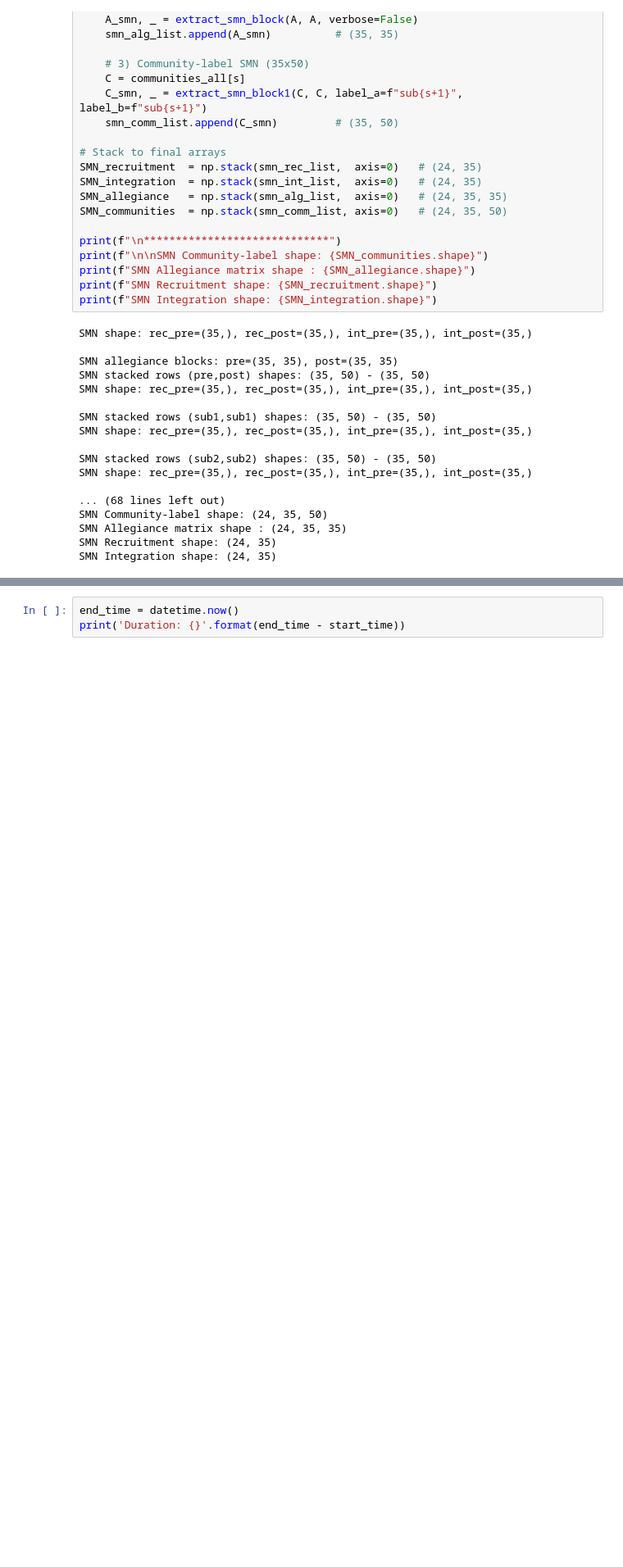
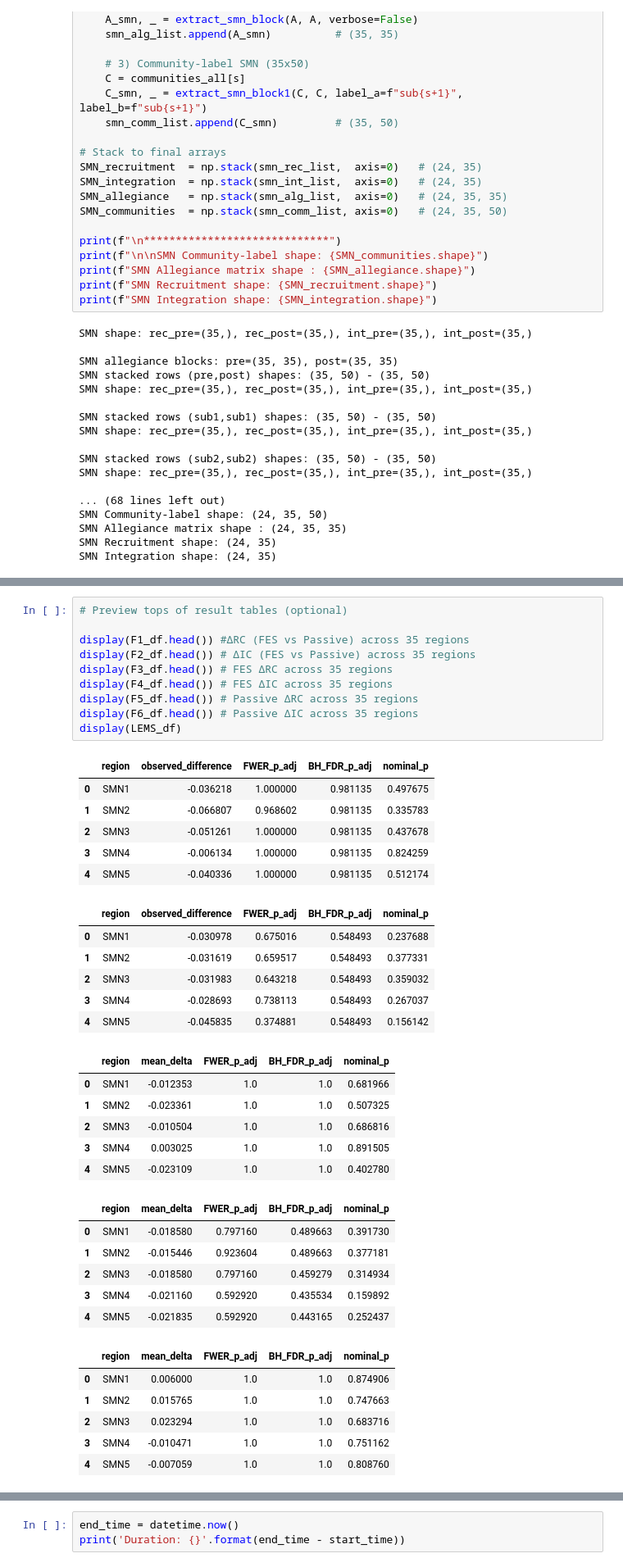
Before and after one commit to ismailukman/scifes, a Jupyter notebook: SCIFES_Multilayer_by_TPs.ipynb, the cells around one changed output, grey strips where cells are left out. Shown at 82% size. Drawn from its saved outputs; the diff is of its cells as text; blank space fills up the shorter version.

```diff
--- a/SCIFES_Multilayer_by_TPs.ipynb
+++ b/SCIFES_Multilayer_by_TPs.ipynb
@@ -1332,0 +2530,41 @@ SMN Integration shape: (24, 35)
+# %%
+# Preview tops of result tables (optional)
+
+display(F1_df.head()) #ΔRC (FES vs Passive) across 35 regions
+display(F2_df.head()) # ΔIC (FES vs Passive) across 35 regions
+display(F3_df.head()) # FES ΔRC across 35 regions
+display(F4_df.head()) # FES ΔIC across 35 regions
+display(F5_df.head()) # Passive ΔRC across 35 regions
+display(F6_df.head()) # Passive ΔIC across 35 regions
+display(LEMS_df)
+# %% [output]
+|  | region | observed_difference | FWER_p_adj | BH_FDR_p_adj | nominal_p |
+| 0 | SMN1 | -0.036218 | 1.000000 | 0.981135 | 0.497675 |
+| 1 | SMN2 | -0.066807 | 0.968602 | 0.981135 | 0.335783 |
+| 2 | SMN3 | -0.051261 | 1.000000 | 0.981135 | 0.437678 |
+| 3 | SMN4 | -0.006134 | 1.000000 | 0.981135 | 0.824259 |
+| 4 | SMN5 | -0.040336 | 1.000000 | 0.981135 | 0.512174 |
+|  | region | observed_difference | FWER_p_adj | BH_FDR_p_adj | nominal_p |
+| 0 | SMN1 | -0.030978 | 0.675016 | 0.548493 | 0.237688 |
+| 1 | SMN2 | -0.031619 | 0.659517 | 0.548493 | 0.377331 |
+| 2 | SMN3 | -0.031983 | 0.643218 | 0.548493 | 0.359032 |
+| 3 | SMN4 | -0.028693 | 0.738113 | 0.548493 | 0.267037 |
+| 4 | SMN5 | -0.045835 | 0.374881 | 0.548493 | 0.156142 |
+|  | region | mean_delta | FWER_p_adj | BH_FDR_p_adj | nominal_p |
+| 0 | SMN1 | -0.012353 | 1.0 | 1.0 | 0.681966 |
+| 1 | SMN2 | -0.023361 | 1.0 | 1.0 | 0.507325 |
+| 2 | SMN3 | -0.010504 | 1.0 | 1.0 | 0.686816 |
+| 3 | SMN4 | 0.003025 | 1.0 | 1.0 | 0.891505 |
+| 4 | SMN5 | -0.023109 | 1.0 | 1.0 | 0.402780 |
+|  | region | mean_delta | FWER_p_adj | BH_FDR_p_adj | nominal_p |
+| 0 | SMN1 | -0.018580 | 0.797160 | 0.489663 | 0.391730 |
+| 1 | SMN2 | -0.015446 | 0.923604 | 0.489663 | 0.377181 |
+| 2 | SMN3 | -0.018580 | 0.797160 | 0.459279 | 0.314934 |
+| 3 | SMN4 | -0.021160 | 0.592920 | 0.435534 | 0.159892 |
+| 4 | SMN5 | -0.021835 | 0.592920 | 0.443165 | 0.252437 |
+|  | region | mean_delta | FWER_p_adj | BH_FDR_p_adj | nominal_p |
+| 0 | SMN1 | 0.006000 | 1.0 | 1.0 | 0.874906 |
+| 1 | SMN2 | 0.015765 | 1.0 | 1.0 | 0.747663 |
+| 2 | SMN3 | 0.023294 | 1.0 | 1.0 | 0.683716 |
+| 3 | SMN4 | -0.010471 | 1.0 | 1.0 | 0.751162 |
+| 4 | SMN5 | -0.007059 | 1.0 | 1.0 | 0.808760 |
```
Also changed, not shown: parts of 21 cells of this notebook.
